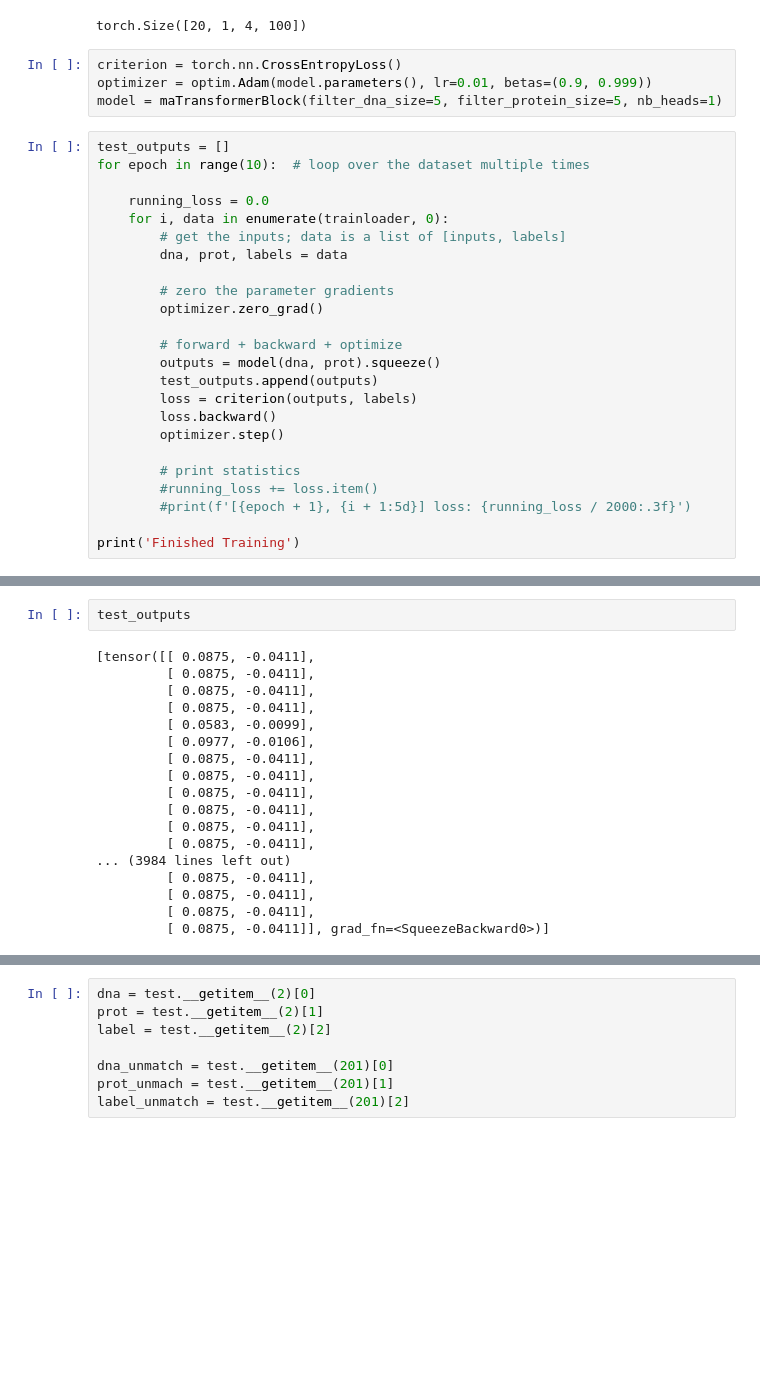
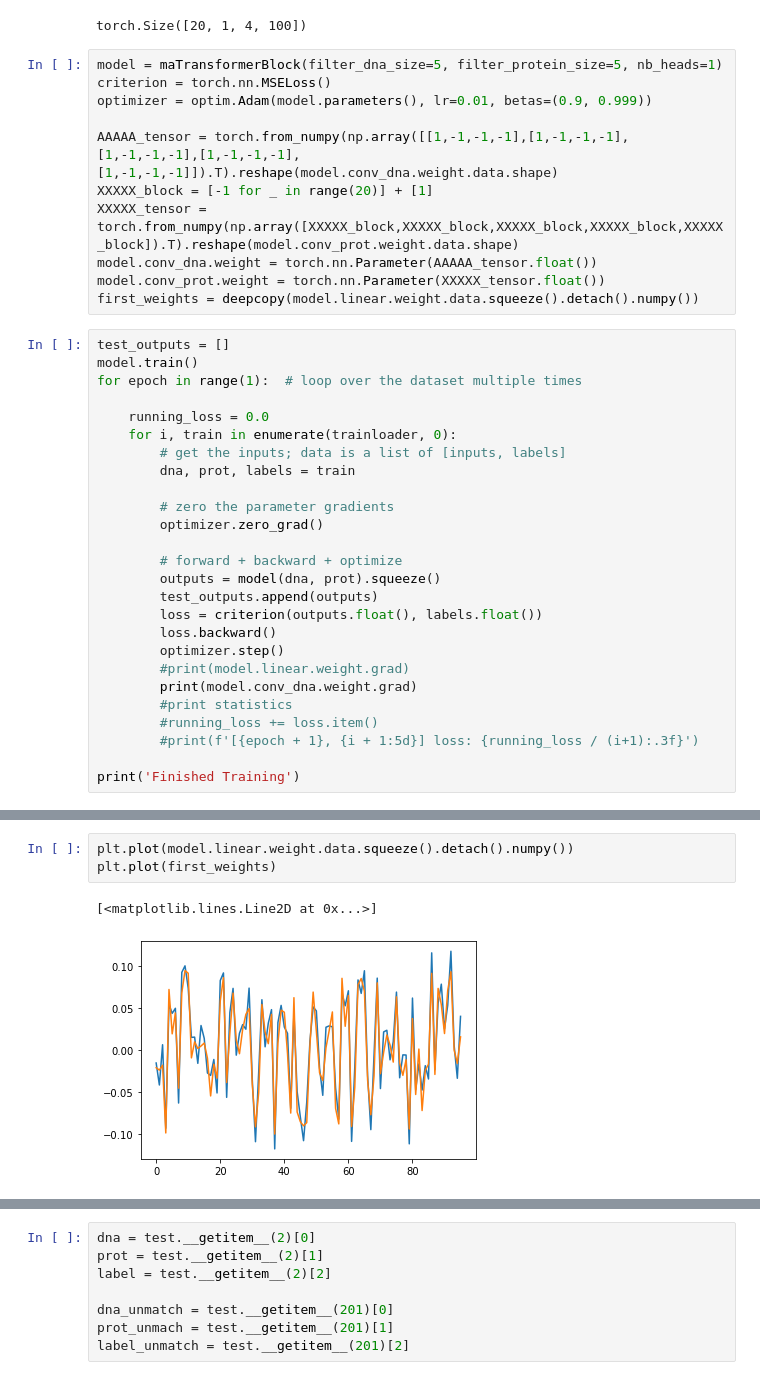
Before and after one commit to suzannejin/LearnTF, a Jupyter notebook: test_mat.ipynb, the cells around one changed output, grey strips where cells are left out. Drawn from its saved outputs; the diff is of its cells as text; blank space fills up the shorter version.

Commit message:
adding file for model V1 and pushing notebook

```diff
--- a/test_mat.ipynb
+++ b/test_mat.ipynb
@@ -157,17 +152,25 @@ dna.shape
 # %% [output]
 torch.Size([20, 1, 4, 100])
 # %%
-criterion = torch.nn.CrossEntropyLoss()
+model = maTransformerBlock(filter_dna_size=5, filter_protein_size=5, nb_heads=1)
+criterion = torch.nn.MSELoss()
 optimizer = optim.Adam(model.parameters(), lr=0.01, betas=(0.9, 0.999))
-model = maTransformerBlock(filter_dna_size=5, filter_protein_size=5, nb_heads=1)
+
+AAAAA_tensor = torch.from_numpy(np.array([[1,-1,-1,-1],[1,-1,-1,-1],[1,-1,-1,-1],[1,-1,-1,-1],[1,-1,-1,-1]]).T).reshape(model.conv_dna.weight.data.shape)
+XXXXX_block = [-1 for _ in range(20)] + [1]
+XXXXX_tensor = torch.from_numpy(np.array([XXXXX_block,XXXXX_block,XXXXX_block,XXXXX_block,XXXXX_block]).T).reshape(model.conv_prot.weight.data.shape)
+model.conv_dna.weight = torch.nn.Parameter(AAAAA_tensor.float())
+model.conv_prot.weight = torch.nn.Parameter(XXXXX_tensor.float())
+first_weights = deepcopy(model.linear.weight.data.squeeze().detach().numpy())
 # %%
 test_outputs = []
-for epoch in range(10):  # loop over the dataset multiple times
+model.train()
+for epoch in range(1):  # loop over the dataset multiple times
 
     running_loss = 0.0
-    for i, data in enumerate(trainloader, 0):
+    for i, train in enumerate(trainloader, 0):
         # get the inputs; data is a list of [inputs, labels]
-        dna, prot, labels = data
+        dna, prot, labels = train
 
         # zero the parameter gradients
         optimizer.zero_grad()
@@ -175,13 +178,14 @@ for epoch in range(10):  # loop over the dataset multiple times
         # forward + backward + optimize
         outputs = model(dna, prot).squeeze()
         test_outputs.append(outputs)
-        loss = criterion(outputs, labels)
+        loss = criterion(outputs.float(), labels.float())
         loss.backward()
         optimizer.step()
-
-        # print statistics
+        #print(model.linear.weight.grad)
+        print(model.conv_dna.weight.grad)
+        #print statistics
         #running_loss += loss.item()
-        #print(f'[{epoch + 1}, {i + 1:5d}] loss: {running_loss / 2000:.3f}')
+        #print(f'[{epoch + 1}, {i + 1:5d}] loss: {running_loss / (i+1):.3f}')
 
 print('Finished Training')
 # %% [output]
@@ -188,21 +208,7 @@ print('Finished Training')
 Finished Training
-# %%
-test_outputs
-# %% [output]
-[tensor([[ 0.0875, -0.0411],
-         [ 0.0875, -0.0411],
-         [ 0.0875, -0.0411],
-         [ 0.0875, -0.0411],
-         [ 0.0583, -0.0099],
-         [ 0.0977, -0.0106],
-         [ 0.0875, -0.0411],
-         [ 0.0875, -0.0411],
-         [ 0.0875, -0.0411],
-         [ 0.0875, -0.0411],
-         [ 0.0875, -0.0411],
-         [ 0.0875, -0.0411],
-... (3984 lines left out)
-         [ 0.0875, -0.0411],
-         [ 0.0875, -0.0411],
-         [ 0.0875, -0.0411],
-         [ 0.0875, -0.0411]], grad_fn=<SqueezeBackward0>)]
+# %%
+plt.plot(model.linear.weight.data.squeeze().detach().numpy())
+plt.plot(first_weights)
+# %% [output]
+[<matplotlib.lines.Line2D at 0x...>]
+[figure, added]
```
Also changed, not shown: parts of 44 cells of this notebook, 2 other files.
